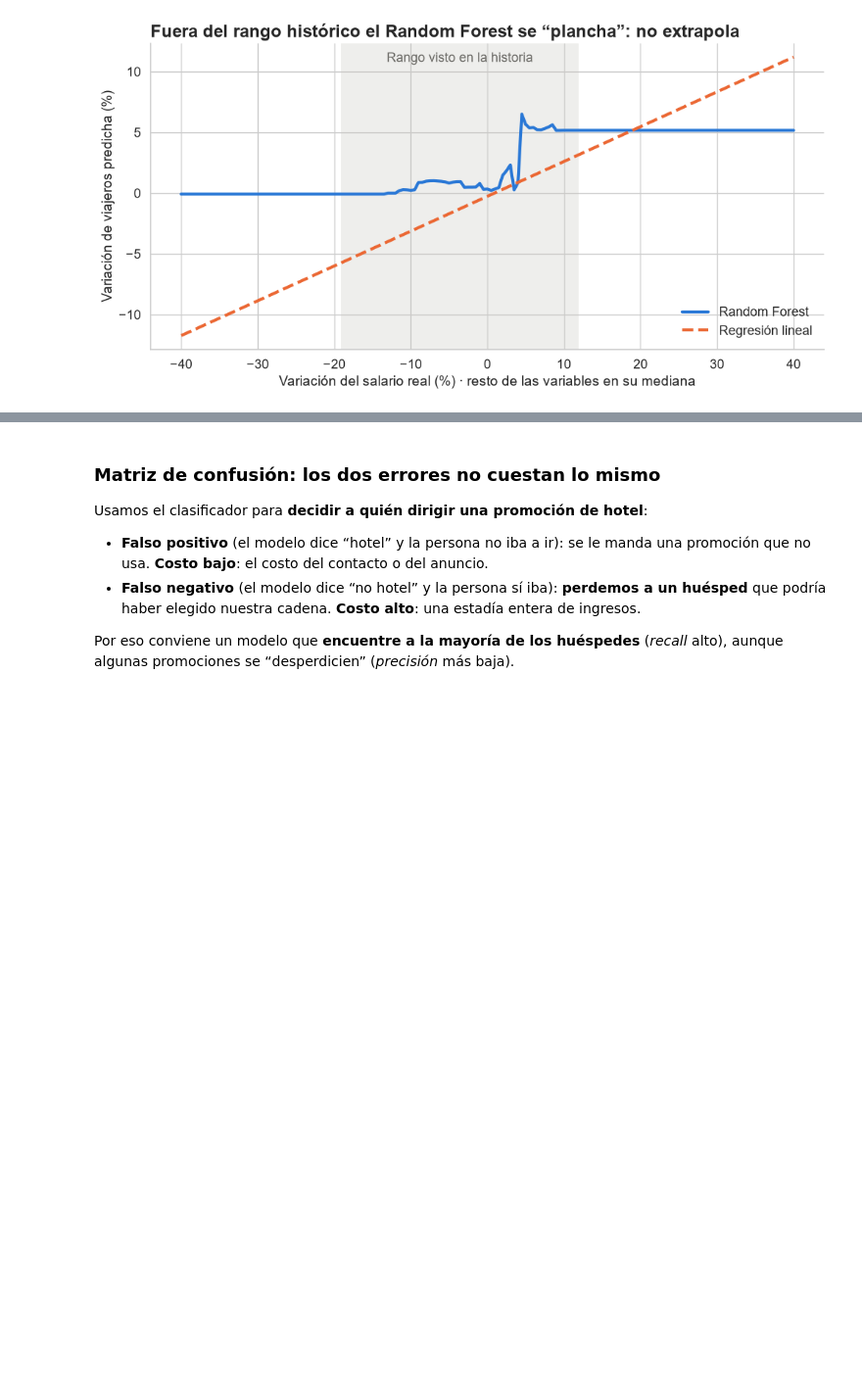
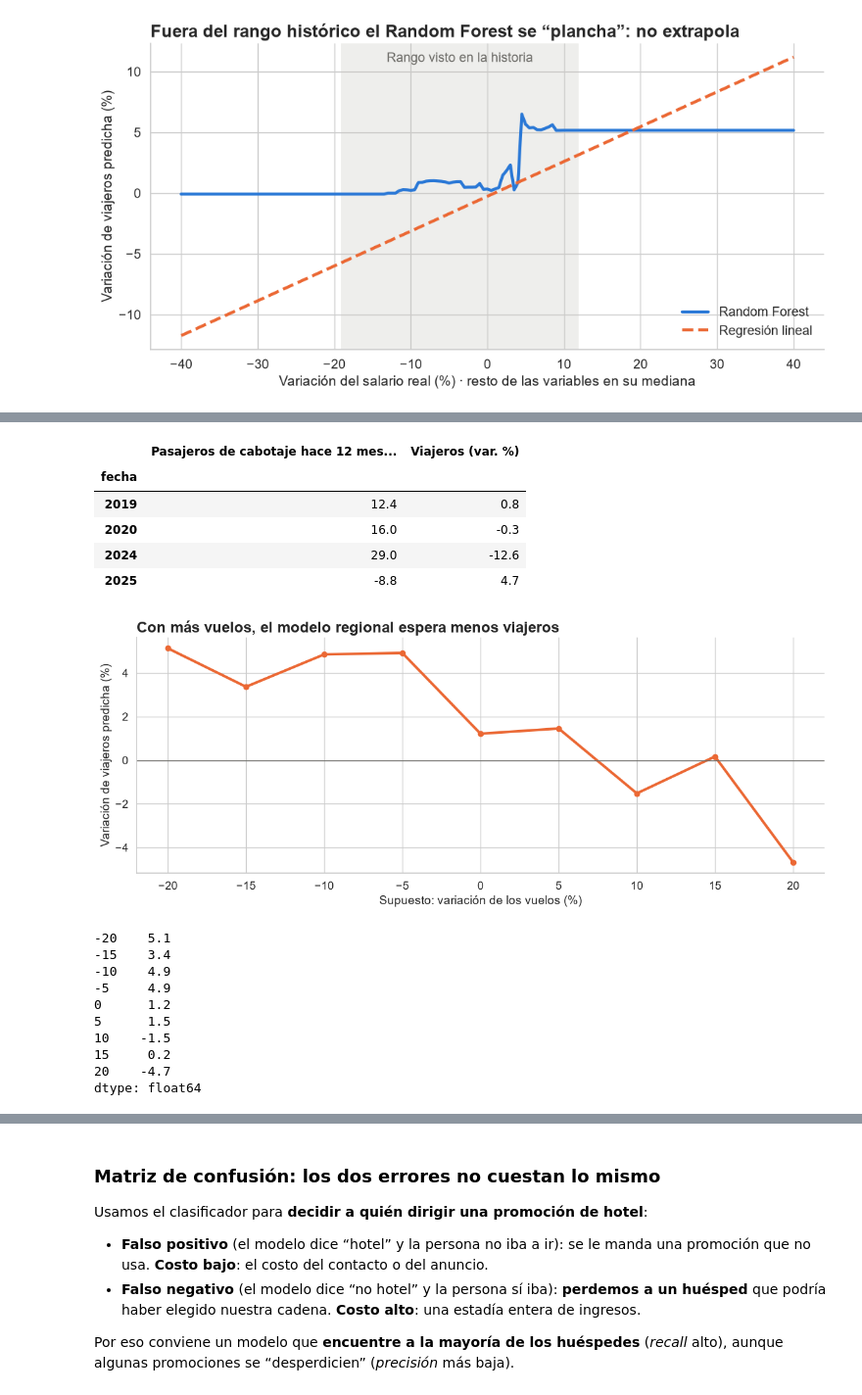
Before and after one commit to GianImpedovo/TPO-CD, a Jupyter notebook: notebooks/02_modelos.ipynb, the cells around one changed output, grey strips where cells are left out. Shown at 98% size. Drawn from its saved outputs; the diff is of its cells as text; code cells hidden in the pictures; blank space fills up the shorter version.

```diff
--- a/notebooks/02_modelos.ipynb
+++ b/notebooks/02_modelos.ipynb
@@ -522,0 +533,16 @@ plt.show()
+# %%
+from modelos import FEATURES_REGION, REGIONES, cargar_region, proyectar_region, x_futuro_region
+import precios
+
+dfr = cargar_region()
+u_r = utilizables(dfr)
+cobertura = pd.DataFrame({
+    "Filas (mes × región)": [len(u_r), u_r.pasajeros_var_l12.notna().sum(), u_r.gasto_usd.notna().sum(),
+                             u_r.gasto_usd_var.notna().sum()],
+    "Años": [f"{u_r.index.year.min()}–{u_r.index.year.max()}",
+             ", ".join(map(str, sorted(set(u_r[u_r.pasajeros_var_l12.notna()].index.year)))),
+             f"{u_r[u_r.gasto_usd.notna()].index.year.min()}–{u_r[u_r.gasto_usd.notna()].index.year.max()}",
+             f"{u_r[u_r.gasto_usd_var.notna()].index.year.min()}–{u_r[u_r.gasto_usd_var.notna()].index.year.max()}"],
+}, index=["Meses utilizables para entrenar", "…con vuelos (var. interanual, rezago 12)", "…con gasto EVyTH observado",
+          "…con variación del gasto (repitiendo la última después de 2024-T2)"])
+cobertura
@@ -522,0 +613,37 @@ plt.show()
+# %%
+con_vuelos = u_r[u_r.pasajeros_var_l12.notna()]
+display(con_vuelos.groupby(con_vuelos.index.year)[["pasajeros_var_l12", "var_viajeros"]].mean().round(1)
+        .rename(columns={"pasajeros_var_l12": "Pasajeros de cabotaje hace 12 meses (var. %)",
+                         "var_viajeros": "Viajeros (var. %)"}))
+
+rf_reg = cargar("demanda_region_rf.joblib")
+fechas_sin_vuelos = pd.date_range("2027-11-01", "2028-10-01", freq="MS")  # sin vuelos observados 12 meses antes
+grilla = range(-20, 25, 5)
+respuesta = pd.Series({v: np.mean([rf_reg.predict(x_futuro_region(dfr[dfr.region == r], fechas_sin_vuelos,
+                                                                  FEATURES_REGION, vuelos_var=v)).mean()
+                                   for r in REGIONES]) for v in grilla})
+fig, ax = plt.subplots(figsize=(12, 5))
+ax.plot(respuesta.index, respuesta.values, marker="o", color=NARANJA, lw=3)
+ax.axhline(0, color=GRIS, lw=1)
+ax.set(title="Con más vuelos, el modelo regional espera menos viajeros", xlabel="Supuesto: variación de los vuelos (%)",
+       ylabel="Variación de viajeros predicha (%)")
+plt.tight_layout(); plt.show()
+respuesta.round(1)
+# %% [output]
+|  | Pasajeros de cabotaje hace 12 mes... | Viajeros (var. %) |
+| fecha |  |  |
+| 2019 | 12.4 | 0.8 |
+| 2020 | 16.0 | -0.3 |
+| 2024 | 29.0 | -12.6 |
+| 2025 | -8.8 | 4.7 |
+[figure, added]
+-20    5.1
+-15    3.4
+-10    4.9
+-5     4.9
+0      1.2
+5      1.5
+10    -1.5
+15     0.2
+20    -4.7
+dtype: float64
```
Also changed, not shown: parts of 28 cells of this notebook, 27 other files.
